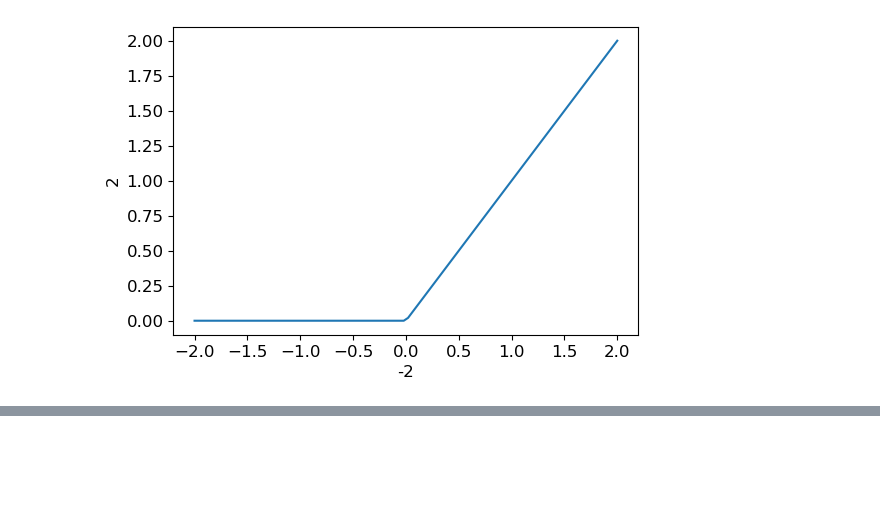
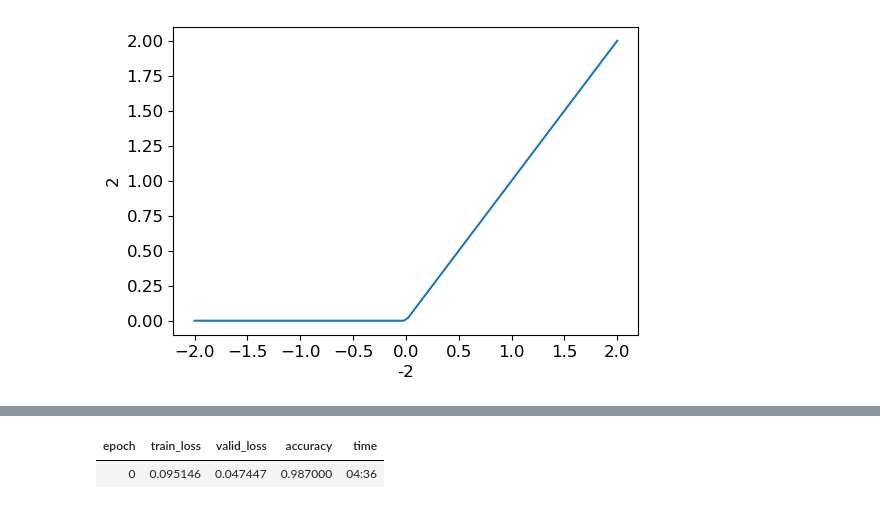
Before and after one commit to nehabansal26/fastailearning, a Jupyter notebook: Lecture3.ipynb, the cells around one changed output, grey strips where cells are left out. Saved outputs shown, nothing was run; the diff lists cells and outputs as text; code cells hidden in the pictures; blank space fills up the shorter version.

```diff
--- a/Lecture3.ipynb
+++ b/Lecture3.ipynb
@@ -511,0 +531,6 @@ plot_function(F.relu,-2,2)
+# %%
+learner = vision_learner(dl,resnet18,pretrained=False,loss_func= F.cross_entropy,metrics=accuracy)
+learner.fit_one_cycle(1,0.1)
+# %% [output]
+| epoch | train_loss | valid_loss | accuracy | time |
+| 0 | 0.095146 | 0.047447 | 0.987000 | 04:36 |
```
Also changed, not shown: parts of 7 cells of this notebook.
